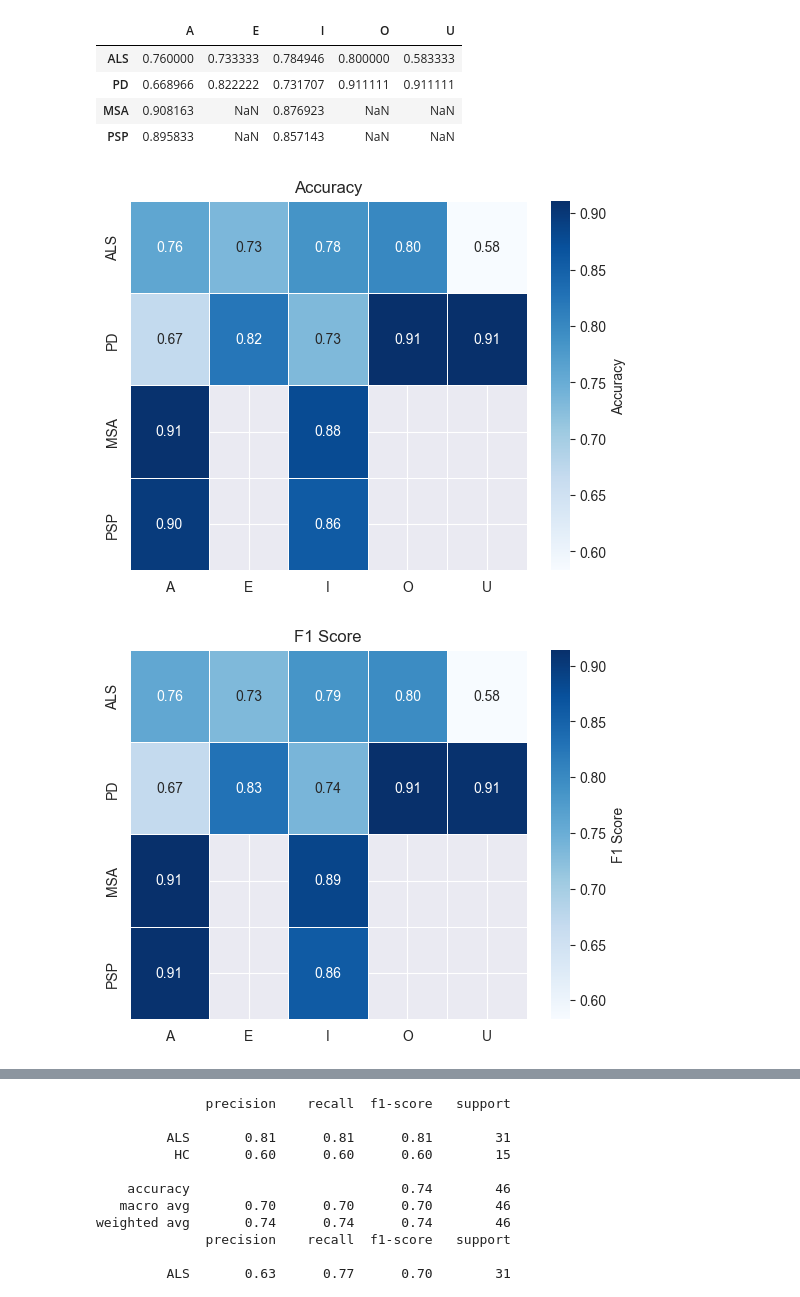
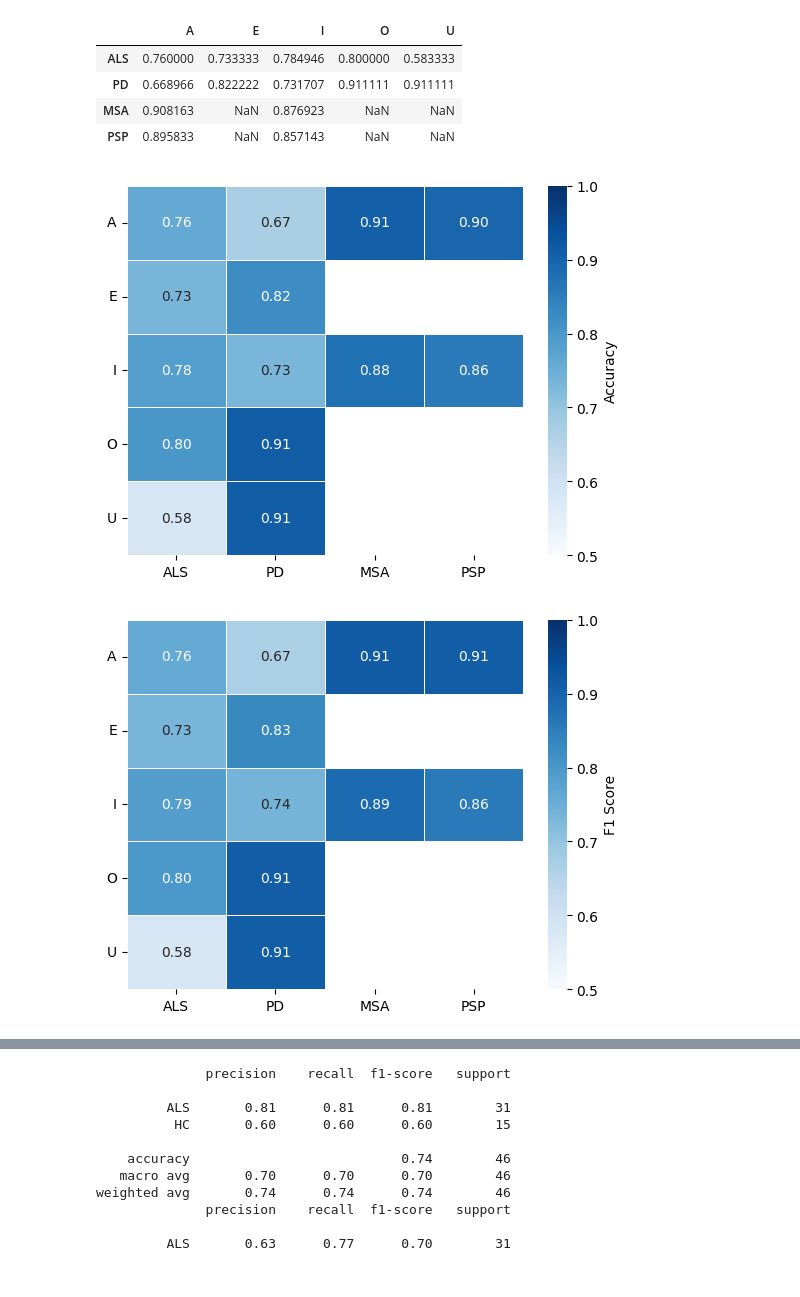
Before and after one commit to ktolnos/als-project, a Jupyter notebook: embeddings.ipynb, the cells around one changed output, grey strips where cells are left out. Drawn from its saved outputs; the diff is of its cells as text; code cells hidden in the pictures.

```diff
--- a/embeddings.ipynb
+++ b/embeddings.ipynb
@@ -144,24 +138,28 @@ Phoneme: U, label: PSP
 | MSA | 0.908163 | NaN | 0.876923 | NaN | NaN |
 | PSP | 0.895833 | NaN | 0.857143 | NaN | NaN |
 # %%
-def plot_heatmap(data, title):
+def plot_heatmap(data, title, name):
     sns.heatmap(
-        data,
+        data.T,
         annot=True,
         cmap='Blues',
         fmt=".2f",
         linewidths=0.5,
         cbar_kws={'label': title},
-        annot_kws={"size": 10}
+        annot_kws={"size": 10},
+        vmin=0.5,
+        vmax=1.0,
     )
-    plt.title(title)
+    plt.yticks(rotation=0)
+    #plt.title(title)
+    plt.savefig(f'plots/Embeddings_{name}.png')
     plt.show()
 
-plot_heatmap(acc, 'Accuracy')
-plot_heatmap(f1s, 'F1 Score')
+plot_heatmap(acc, 'Accuracy', 'acc_logistic')
+plot_heatmap(f1s, 'F1 Score', 'f1_logistic')
 # %% [output]
-[figure, old version]
+[figure, new version]
-[figure, old version]
+[figure, new version]
 # %%
 model = MLPClassifier(max_iter=10000, hidden_layer_sizes=(256, 128, 64), activation='relu', alpha=0.01)
 acc, f1s = test_model(model)
```
Also changed, not shown: parts of 5 cells of this notebook.
